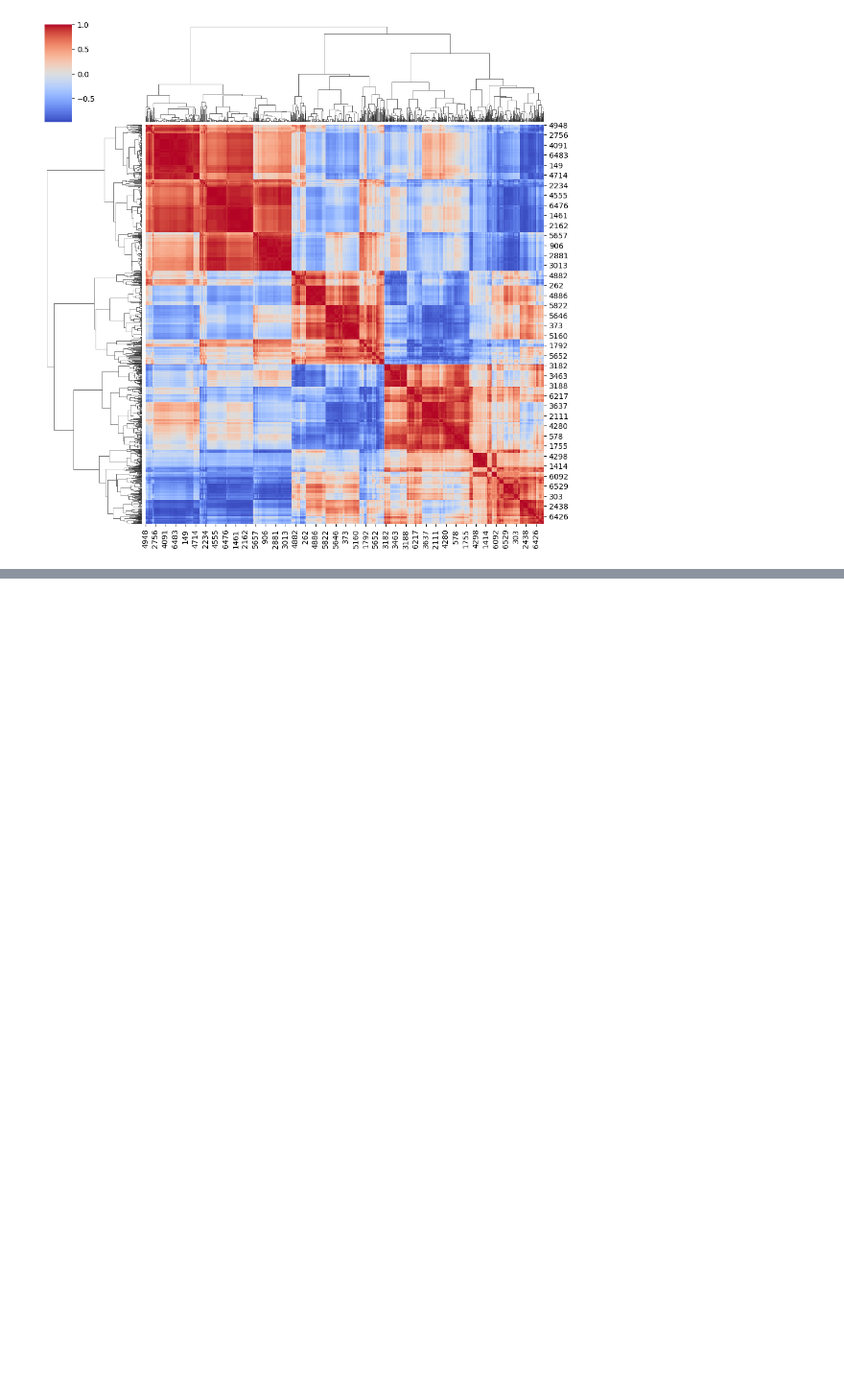
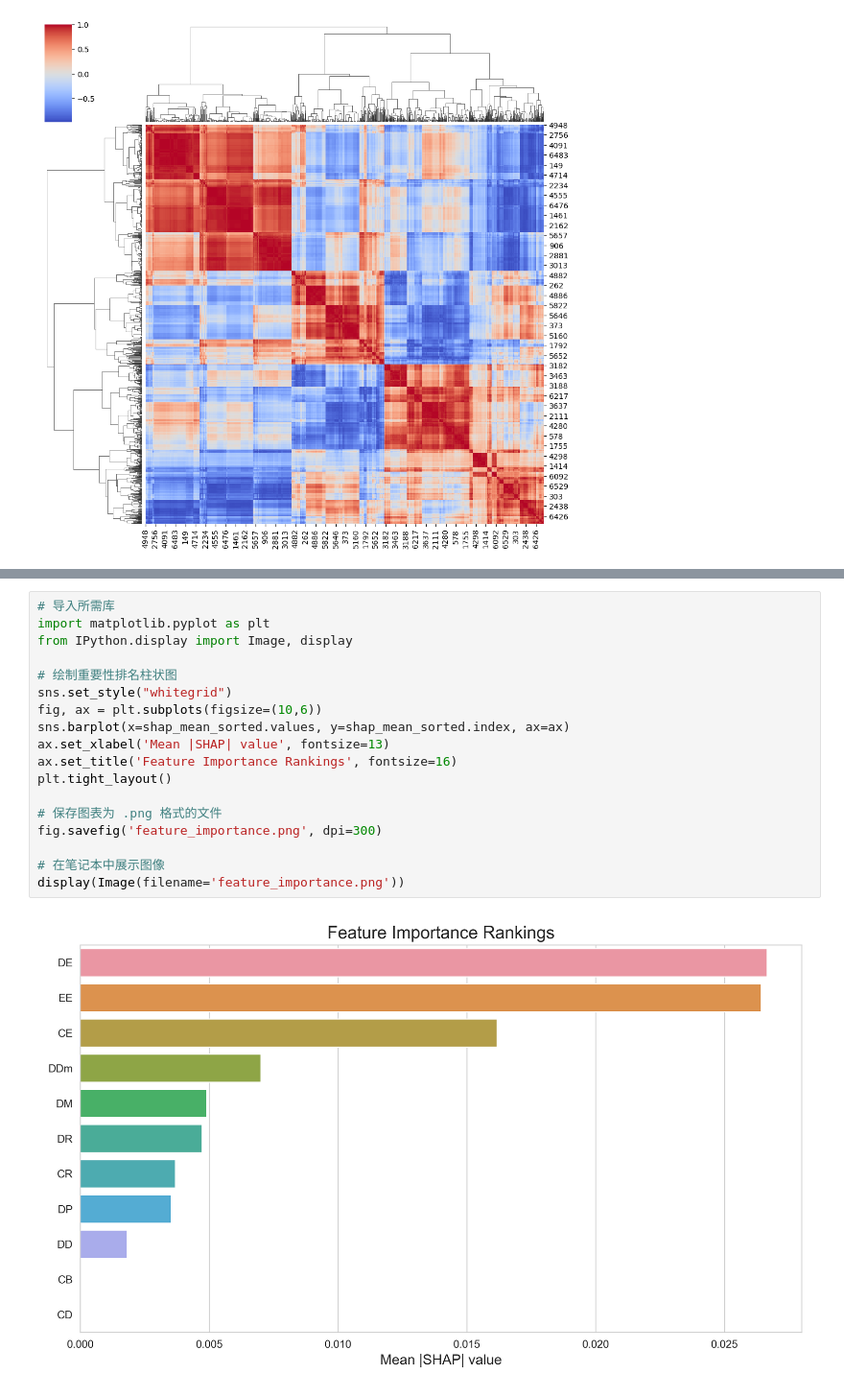
Before and after one commit to huangyiru123/Shap_explanation, a Jupyter notebook: shap画图2.ipynb, the cells around one changed output, grey strips where cells are left out. Shown at 96% size. Saved outputs shown, nothing was run; the diff lists cells and outputs as text; blank space fills up the shorter version.

```diff
--- a/shap画图2.ipynb
+++ b/shap画图2.ipynb
@@ -193,0 +223,20 @@ Clustering large matrix with scipy. Installing `fastcluster` may give better per
+# %%
+# 导入所需库
+import matplotlib.pyplot as plt
+from IPython.display import Image, display
+
+# 绘制重要性排名柱状图
+sns.set_style("whitegrid")
+fig, ax = plt.subplots(figsize=(10,6))
+sns.barplot(x=shap_mean_sorted.values, y=shap_mean_sorted.index, ax=ax)
+ax.set_xlabel('Mean |SHAP| value', fontsize=13)
+ax.set_title('Feature Importance Rankings', fontsize=16)
+plt.tight_layout()
+
+# 保存图表为 .png 格式的文件
+fig.savefig('feature_importance.png', dpi=300)
+
+# 在笔记本中展示图像
+display(Image(filename='feature_importance.png'))
+# %% [output]
+[figure, added]
```
Also changed, not shown: parts of 5 cells of this notebook.
